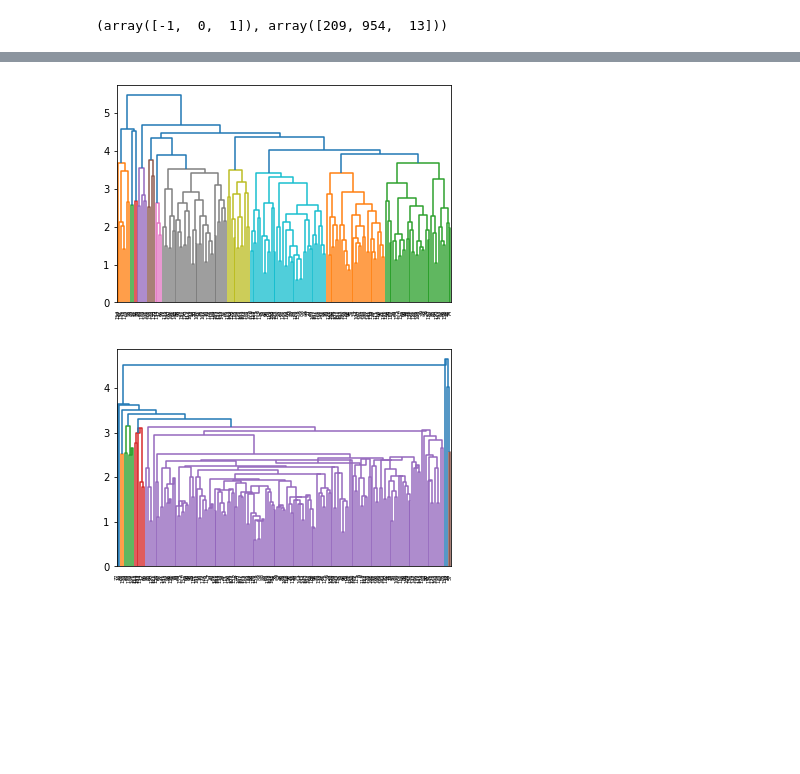
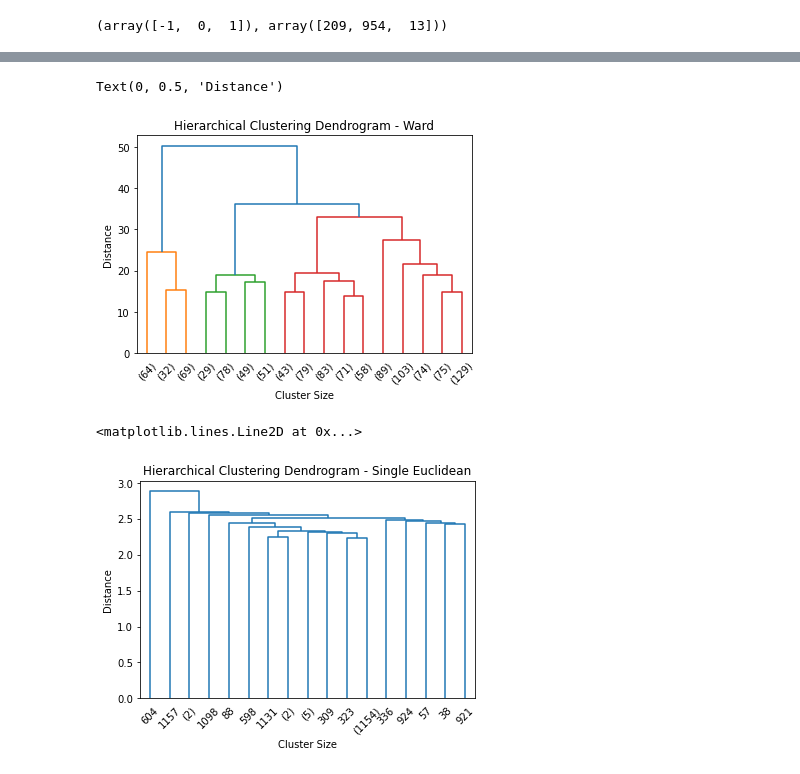
Before and after one commit to samucucchi/DataMining-1, a Jupyter notebook: DataClustering-attrition.ipynb, the cells around one changed output, grey strips where cells are left out. Cells and saved outputs as stored; diff of their text form; code cells hidden in the pictures; blank space fills up the shorter version.

Commit message:
hierarchical

```diff
--- a/DataClustering-attrition.ipynb
+++ b/DataClustering-attrition.ipynb
@@ -420,5 +422,5 @@ from scipy.spatial.distance import pdist
 # %%
-df = pd.read_csv("Dataset//Attrition.csv")
+df = pd.read_csv("Dataset/attrition.csv")
 cleaned_df=df[SUBSET]
 X = StandardScaler().fit_transform(cleaned_df.values)
-scaled_df = pd.DataFrame( X, columns = cleaned_df.columns )
+#scaled_df = pd.DataFrame( X, columns = cleaned_df.columns )
@@ -473,10 +427,22 @@ res = dendrogram(data_link)
-# %%
-data_link = linkage(data_dist, method='weighted',metric='euclidean')
-res = dendrogram(data_link)
-# %% [output]
-[figure, removed]
-# %%
-data_link = linkage(data_dist, method='centroid',metric='euclidean')
-res = dendrogram(data_link)
-# %% [output]
-[figure, removed]
+# %%
+Z = linkage(X,'ward')
+dendrogram(Z,truncate_mode='lastp',p=17,leaf_rotation=45,leaf_font_size=10,show_contracted=False)
+plt.title('Hierarchical Clustering Dendrogram - Ward')
+plt.xlabel('Cluster Size')
+plt.ylabel('Distance')
+#plt.axhline(y=25)
+#plt.axhline(y=35)
+# %% [output]
+Text(0, 0.5, 'Distance')
+[figure, added]
+# %%
+Z = linkage(X,'single')
+dendrogram(Z,truncate_mode='lastp',p=17,leaf_rotation=45,leaf_font_size=10,show_contracted=False)
+plt.title('Hierarchical Clustering Dendrogram - Single Euclidean')
+plt.xlabel('Cluster Size')
+plt.ylabel('Distance')
+plt.axhline(y=500)
+plt.axhline(y=150)
+# %% [output]
+<matplotlib.lines.Line2D at 0x...>
+[figure, added]
```
Also changed, not shown: parts of 20 cells of this notebook, 2 other files.
